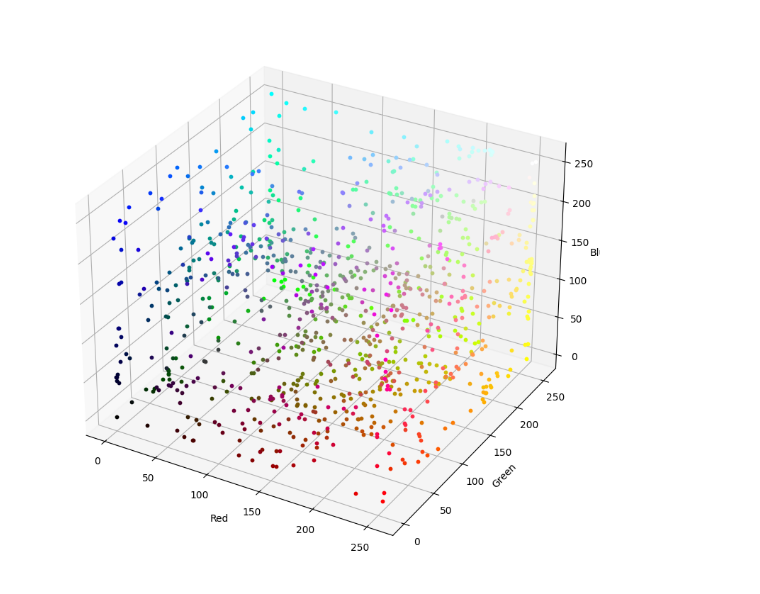
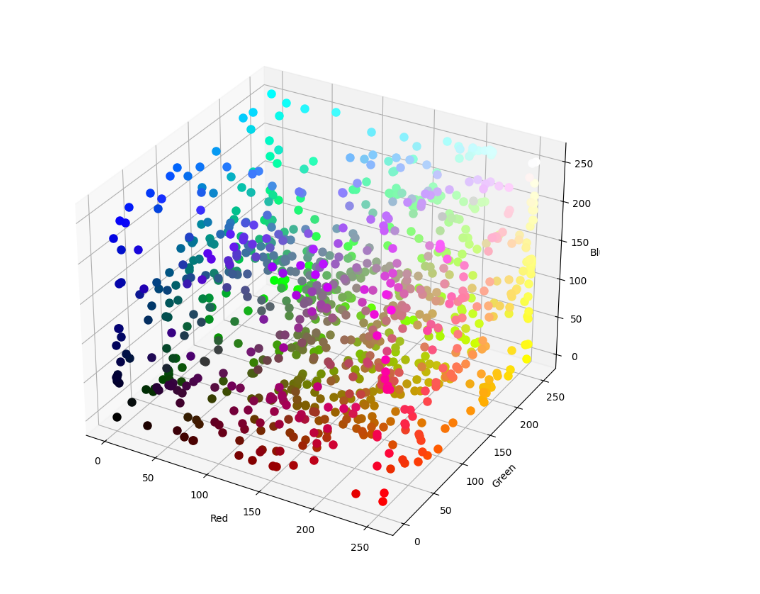
Before and after one commit to tauantorres/masters-degree-ai-mipt-math-refresher, a Jupyter notebook: session-01.ipynb, the cells around one changed output. Cells and saved outputs as stored; diff of their text form; code cells hidden in the pictures.

```diff
--- a/session-01.ipynb
+++ b/session-01.ipynb
@@ -45,20 +39,19 @@ colors = {
 # %%
 import matplotlib.pyplot as plt
 from matplotlib.axes import Axes
-from matplotlib.figure import Figure
 
 
 fig = plt.figure(figsize=(15, 10))
 ax: Axes = fig.add_subplot(projection='3d')
 
 for color_name, (r, g, b) in colors.items():
-    ax.scatter(r, g, b, color=[(r/255, g/255, b/255)], s=10)
+    ax.scatter(r, g, b, color=[(r/255, g/255, b/255)], s=64)
 
 
 ax.set_xlabel('Red')
 ax.set_ylabel('Green')
 ax.set_zlabel('Blue')
 
 plt.show()
 # %% [output]
-[figure, old version]
+[figure, new version]
```
Also changed, not shown: parts of 21 cells of this notebook.
